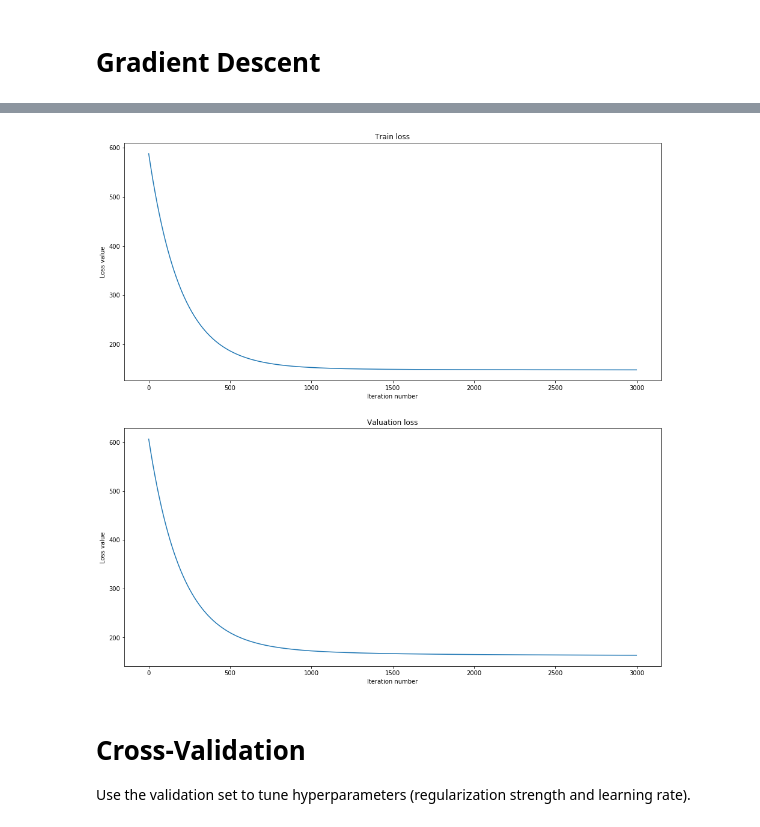
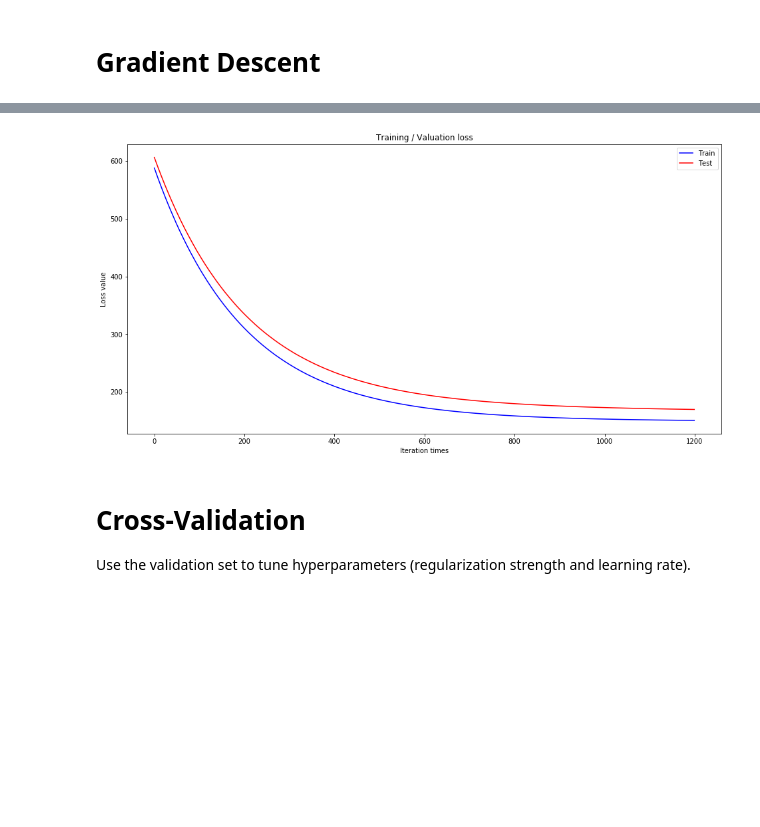
Before and after one commit to iFlyplus/ML2017-lab-01, a Jupyter notebook: RegressionExperiment.ipynb, the cells around one changed output, grey strips where cells are left out. Saved outputs shown, nothing was run; the diff lists cells and outputs as text; code cells hidden in the pictures; blank space fills up the shorter version.

```diff
--- a/RegressionExperiment.ipynb
+++ b/RegressionExperiment.ipynb
@@ -9,7 +9,7 @@ from sklearn.datasets import load_svmlight_file
 from sklearn.model_selection import train_test_split
 
 %matplotlib inline
-plt.rcParams['figure.figsize'] = (16.0, 16.0) # set default size of plots
+plt.rcParams['figure.figsize'] = (16.0, 8.0) # set default size of plots
 
 %load_ext autoreload
 %autoreload 2
@@ -155,8 +155,8 @@ grad_numerical = eval_numerical_gradient(f, W, grad)
 
 # do the gradient check once again with regularization turned on
 print('\ngradient check with regularization turned on')
-loss, grad = regresser_loss_vectorized(W, X_train, y_train, 0.5)
-f = lambda w: regresser_loss_vectorized(w, X_train, y_train, 0.5)[0]
+loss, grad = regresser_loss_naive(W, X_train, y_train, 0.5)
+f = lambda w: regresser_loss_naive(w, X_train, y_train, 0.5)[0]
 grad_numerical = eval_numerical_gradient(f, W, grad)
 # %% [output]
 gradient check with regularization turned off
@@ -212,7 +212,7 @@ difference of gradient: 0.000000
 # num_iters: number of steps to take when optimizing
 reg = 0.5
 lr = 0.001
-num_iters=3000
+num_iters=1200
 
 
 W = np.zeros((X_train.shape[1], 1))
@@ -250,20 +245,13 @@ iteration 2900 / 3000: train loss: 147.837344   valuation loss: 163.840837
-# %%
-# plot the loss as a function of iteration number:
-
-plt.subplot(2, 1, 1)
-plt.title('Train loss')
-plt.plot(loss_train_history)
-plt.xlabel('Iteration number')
-plt.ylabel('Loss value')
-
-plt.subplot(2, 1, 2)
-plt.title('Valuation loss')
-plt.plot(loss_val_history)
-plt.xlabel('Iteration number')
-plt.ylabel('Loss value')
-plt.show()
-# %% [output]
-[figure, removed]
+# %%
+plt.title('Training / Valuation loss')
+plt.plot(loss_train_history,'blue',label='Train')
+plt.plot(loss_val_history,'red',label='Test')
+plt.xlabel('Iteration times')
+plt.ylabel('Loss value')
+plt.legend()
+plt.show()
+# %% [output]
+[figure, added]
 # %% [markdown]
 # Cross-Validation
 
```
Also changed, not shown: parts of 12 cells of this notebook, 2 other files.
